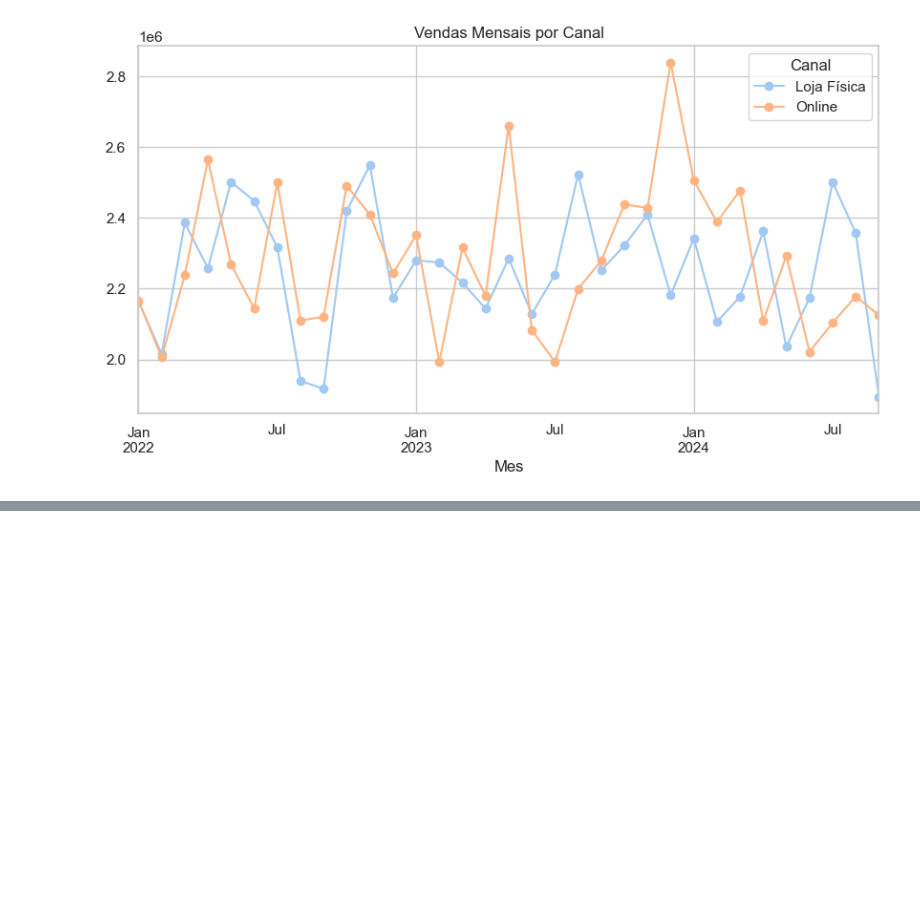
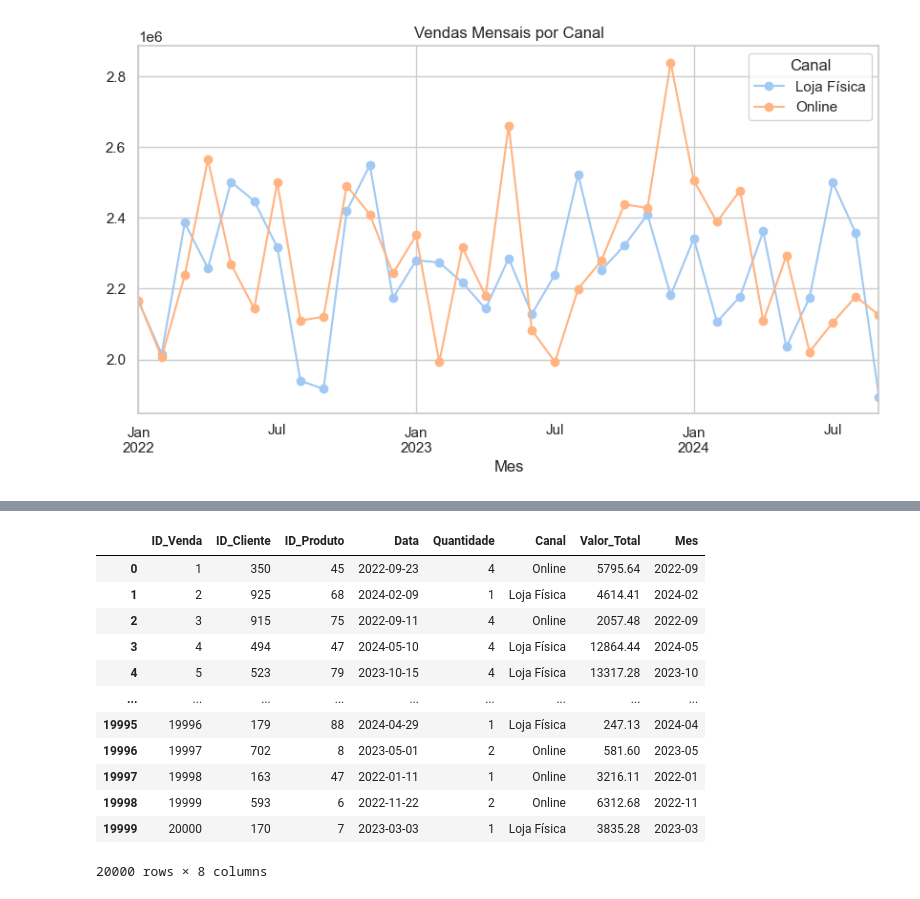
Before and after one commit to leticyanunes/Projeto_NARA, a Jupyter notebook: beatriz.ipynb, the cells around one changed output, grey strips where cells are left out. Cells and saved outputs as stored; diff of their text form; code cells hidden in the pictures; blank space fills up the shorter version.

```diff
--- a/beatriz.ipynb
+++ b/beatriz.ipynb
@@ -456,0 +510,18 @@ clientes.to_csv("clientes_tratados.csv", index=False)
+# %%
+
+df_vendas.loc[:,'Data'] = pd.to_datetime(df_vendas['Data'], errors='coerce')
+df_vendas
+# %% [output]
+|  | ID_Venda | ID_Cliente | ID_Produto | Data | Quantidade | Canal | Valor_Total | Mes |
+| 0 | 1 | 350 | 45 | 2022-09-23 | 4 | Online | 5795.64 | 2022-09 |
+| 1 | 2 | 925 | 68 | 2024-02-09 | 1 | Loja Física | 4614.41 | 2024-02 |
+| 2 | 3 | 915 | 75 | 2022-09-11 | 4 | Online | 2057.48 | 2022-09 |
+| 3 | 4 | 494 | 47 | 2024-05-10 | 4 | Loja Física | 12864.44 | 2024-05 |
+| 4 | 5 | 523 | 79 | 2023-10-15 | 4 | Loja Física | 13317.28 | 2023-10 |
+| ... | ... | ... | ... | ... | ... | ... | ... | ... |
+| 19995 | 19996 | 179 | 88 | 2024-04-29 | 1 | Loja Física | 247.13 | 2024-04 |
+| 19996 | 19997 | 702 | 8 | 2023-05-01 | 2 | Online | 581.60 | 2023-05 |
+| 19997 | 19998 | 163 | 47 | 2022-01-11 | 1 | Online | 3216.11 | 2022-01 |
+| 19998 | 19999 | 593 | 6 | 2022-11-22 | 2 | Online | 6312.68 | 2022-11 |
+| 19999 | 20000 | 170 | 7 | 2023-03-03 | 1 | Loja Física | 3835.28 | 2023-03 |
+20000 rows × 8 columns
```
Also changed, not shown: parts of 10 cells of this notebook.
